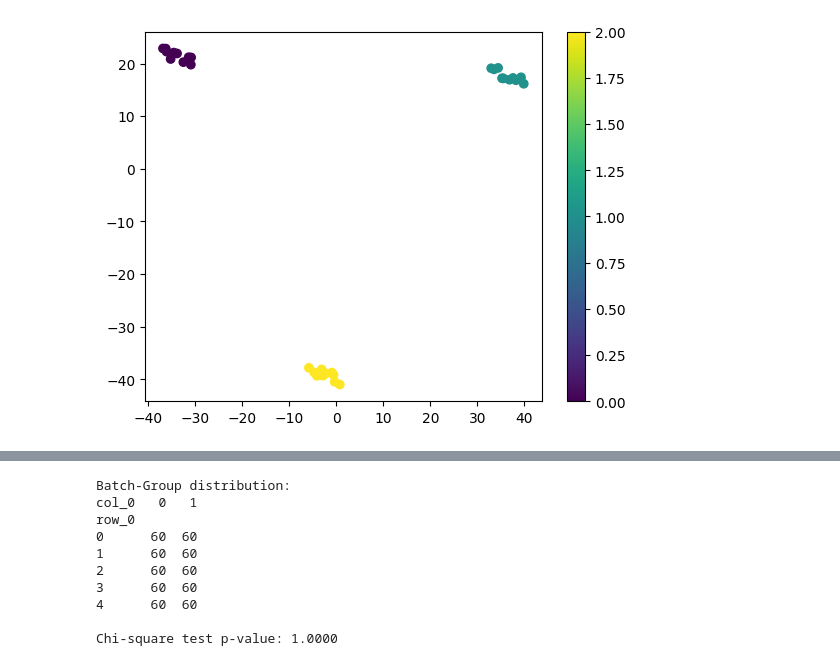
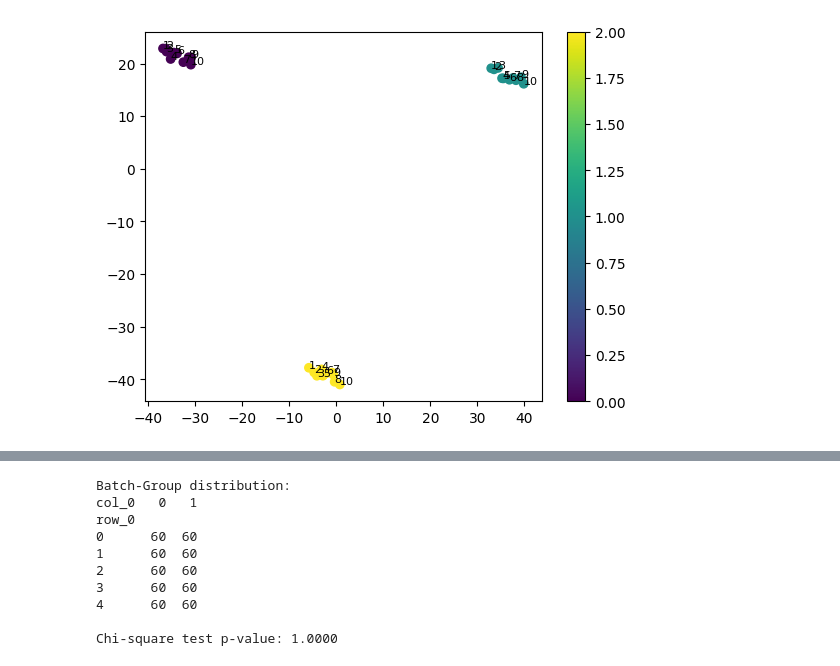
Before and after one commit to vgainullin/acpca, a Jupyter notebook: notebook/notebook.ipynb, the cells around one changed output, grey strips where cells are left out. Cells and saved outputs as stored; diff of their text form; code cells hidden in the pictures.

```diff
--- a/notebook/notebook.ipynb
+++ b/notebook/notebook.ipynb
@@ -23,14 +74,22 @@ import matplotlib.pyplot as plt
 # %%
-data = pd.read_csv('data/data_example1.csv')
+import pandas as pd
+import matplotlib.pyplot as plt
+
+
+data = pd.read_csv('../data/data_example1.csv')
 
 from sklearn.decomposition import PCA
+
 pca = PCA(n_components=2)
-X = data.iloc[:, :-1].values
+X = data.iloc[:, :-2].values
 y = data['batch_labels'].values
 X_pca = pca.fit_transform(X)
 
 plt.scatter(X_pca[:, 0], X_pca[:, 1], c=y, cmap='viridis')
+# annotate each point with time
+for i, txt in enumerate(data['point_annotation']):
+    plt.annotate(txt, (X_pca[i, 0], X_pca[i, 1]), fontsize=8)
 plt.colorbar()
 plt.show()
 # %% [output]
-[figure, old version]
+[figure, new version]
```
Also changed, not shown: parts of 15 cells of this notebook, 1 other file.
